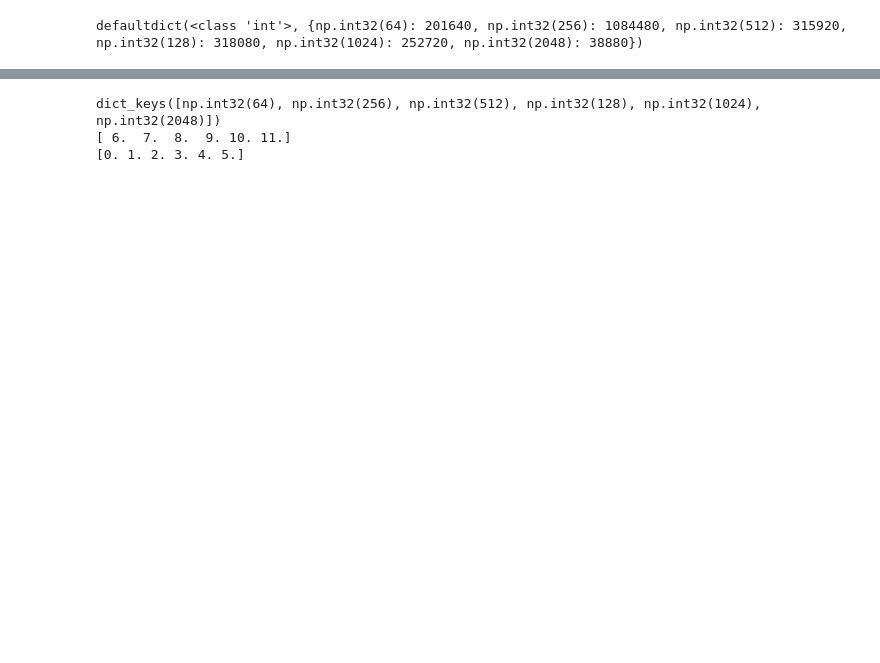
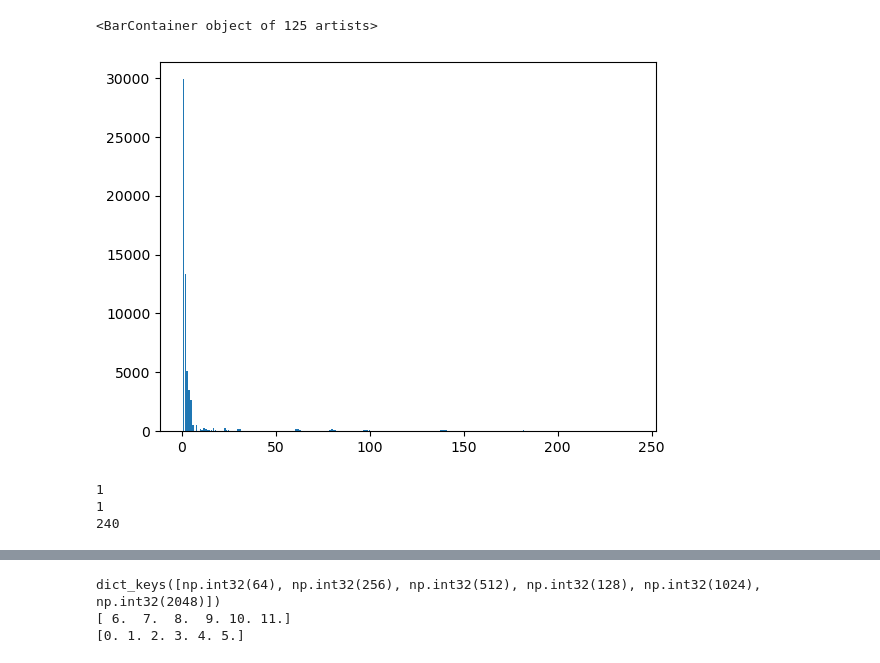
Before and after one commit to dakangaa/DeepTheft, a Jupyter notebook: data_view.ipynb, the cells around one changed output, grey strips where cells are left out. Drawn from its saved outputs; the diff is of its cells as text; code cells hidden in the pictures; blank space fills up the shorter version.

```diff
--- a/data_view.ipynb
+++ b/data_view.ipynb
@@ -1,9 +1,22 @@
 # %%
 import h5py
 from collections import defaultdict
-file = h5py.File(r"dataset/conv2d.h5", "r")
+import matplotlib.pyplot as plt
+# 查看traces长度分布
+file = h5py.File(r"dataset/linear.h5", "r")
 count = defaultdict(int)
-for k in file["hp"]:
-    count[file["hp"][k][1]] += 1
+traces = file["trace"]
+for k in traces.keys():
+    count[traces[k].shape[0]] += 1
+plt.bar(count.keys(), count.values())
 # %% [output]
-defaultdict(<class 'int'>, {np.int32(64): 201640, np.int32(256): 1084480, np.int32(512): 315920, np.int32(128): 318080, np.int32(1024): 252720, np.int32(2048): 38880})
+<BarContainer object of 125 artists>
+[figure, added]
+# %%
+print(max(count, key=lambda k : count[k]))
+print(min(count))
+print(max(count))
+# %% [output]
+1
+1
+240
```
Also changed, not shown: parts of 7 cells of this notebook, 51 other files.
